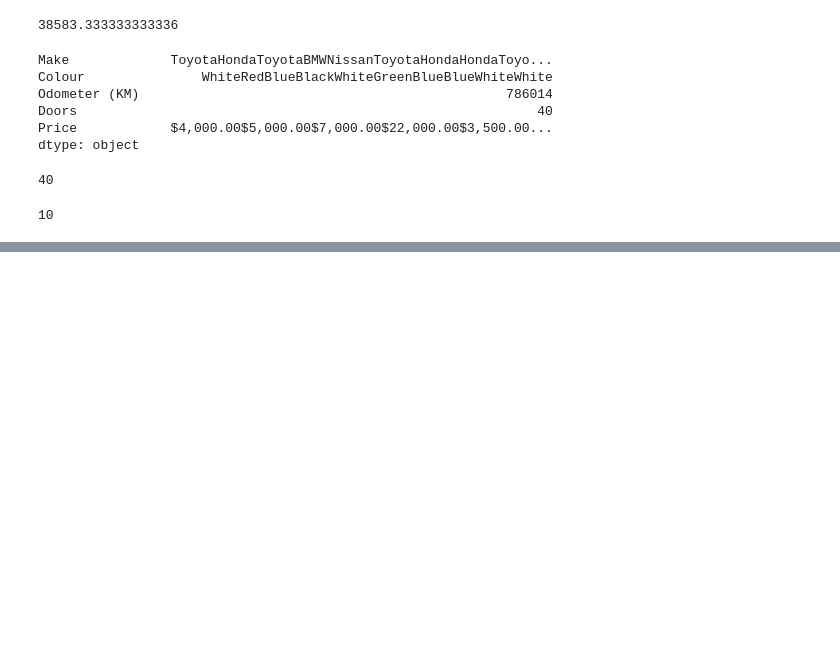
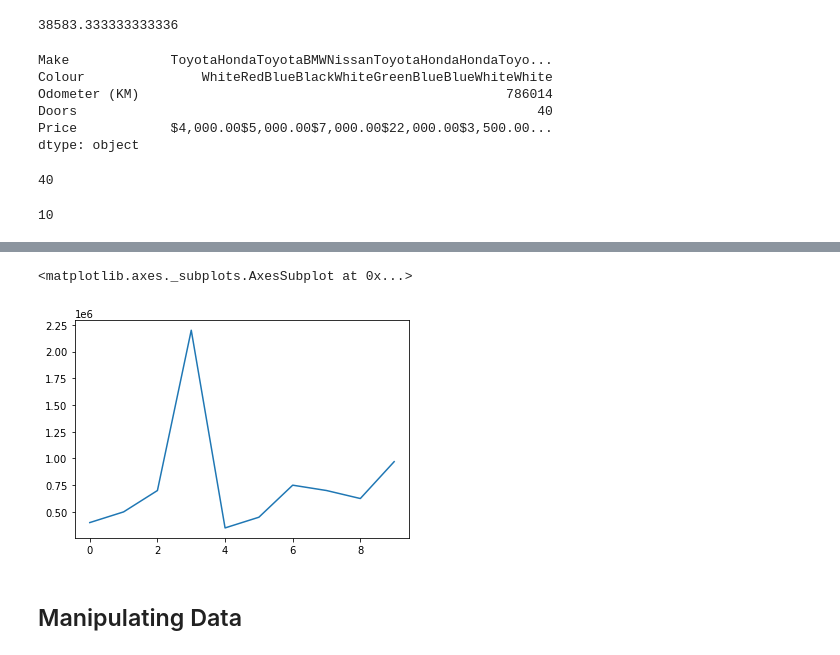
Before and after one commit to rodrez/ML, a Jupyter notebook: intro-to-pandas.ipynb, the cells around one changed output, grey strips where cells are left out. Drawn from its saved outputs; the diff is of its cells as text; code cells hidden in the pictures; blank space fills up the shorter version.

```diff
--- a/intro-to-pandas.ipynb
+++ b/intro-to-pandas.ipynb
@@ -166,0 +426,7 @@ len(car_sales)
+# %%
+car_sales["Price"].plot()
+# %% [output]
+<matplotlib.axes._subplots.AxesSubplot at 0x...>
+[figure, added]
+# %% [markdown]
+## Manipulating Data
```
Also changed, not shown: parts of 60 cells of this notebook.
